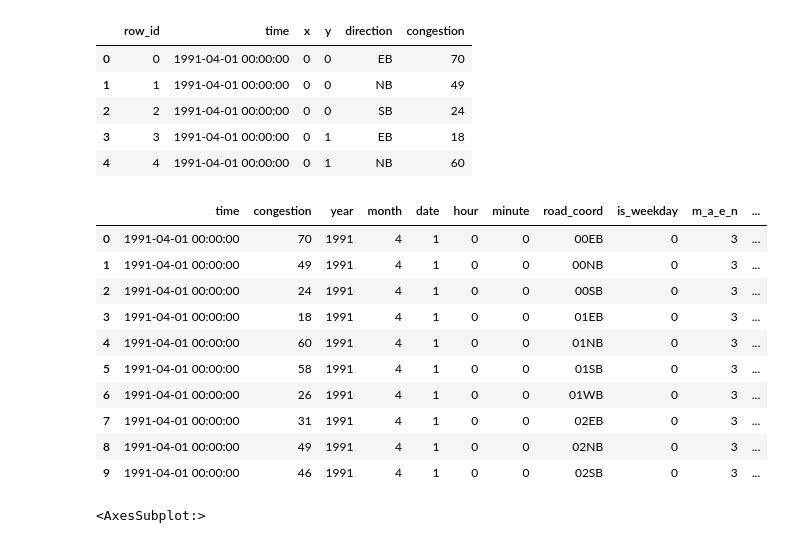
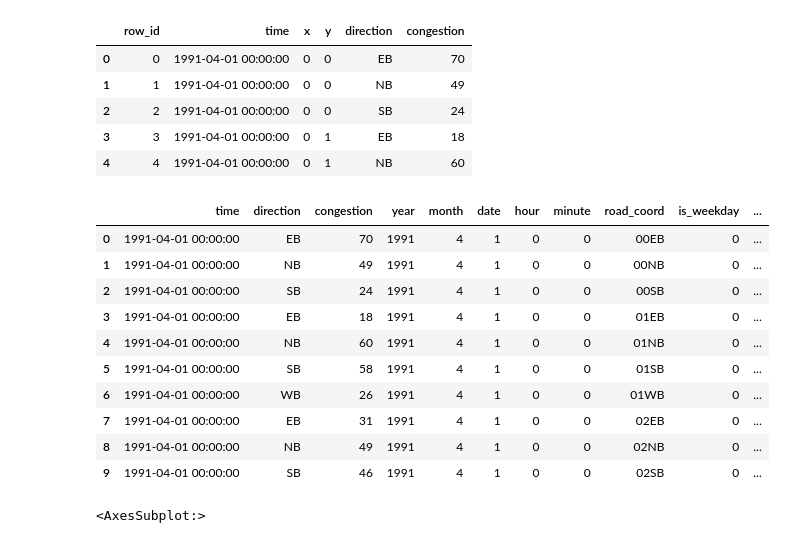
Before and after one commit to nagarjuna-de/Tabular-playground-series, a Jupyter notebook: Jupyter notebooks/fe.ipynb, the cells around one changed output. Cells and saved outputs as stored; diff of their text form; code cells hidden in the pictures.

```diff
--- a/Jupyter notebooks/fe.ipynb
+++ b/Jupyter notebooks/fe.ipynb
@@ -60,20 +60,20 @@ le = LabelEncoder()
 data['highway_code']= le.fit_transform(data['road_coord'])
 # %%
 data = data.astype({'is_weekday':'int64', 'highway_code':'int64'})
-data.drop(['x','y','direction','c_date'], axis=1,inplace=True)
+data.drop(['x','y','c_date'], axis=1,inplace=True)
 data.head(10)
 # %% [output]
-|  | time | congestion | year | month | date | hour | minute | road_coord | is_weekday | m_a_e_n | ... |
-| 0 | 1991-04-01 00:00:00 | 70 | 1991 | 4 | 1 | 0 | 0 | 00EB | 0 | 3 | ... |
-| 1 | 1991-04-01 00:00:00 | 49 | 1991 | 4 | 1 | 0 | 0 | 00NB | 0 | 3 | ... |
-| 2 | 1991-04-01 00:00:00 | 24 | 1991 | 4 | 1 | 0 | 0 | 00SB | 0 | 3 | ... |
-| 3 | 1991-04-01 00:00:00 | 18 | 1991 | 4 | 1 | 0 | 0 | 01EB | 0 | 3 | ... |
-| 4 | 1991-04-01 00:00:00 | 60 | 1991 | 4 | 1 | 0 | 0 | 01NB | 0 | 3 | ... |
-| 5 | 1991-04-01 00:00:00 | 58 | 1991 | 4 | 1 | 0 | 0 | 01SB | 0 | 3 | ... |
-| 6 | 1991-04-01 00:00:00 | 26 | 1991 | 4 | 1 | 0 | 0 | 01WB | 0 | 3 | ... |
-| 7 | 1991-04-01 00:00:00 | 31 | 1991 | 4 | 1 | 0 | 0 | 02EB | 0 | 3 | ... |
-| 8 | 1991-04-01 00:00:00 | 49 | 1991 | 4 | 1 | 0 | 0 | 02NB | 0 | 3 | ... |
-| 9 | 1991-04-01 00:00:00 | 46 | 1991 | 4 | 1 | 0 | 0 | 02SB | 0 | 3 | ... |
+|  | time | direction | congestion | year | month | date | hour | minute | road_coord | is_weekday | ... |
+| 0 | 1991-04-01 00:00:00 | EB | 70 | 1991 | 4 | 1 | 0 | 0 | 00EB | 0 | ... |
+| 1 | 1991-04-01 00:00:00 | NB | 49 | 1991 | 4 | 1 | 0 | 0 | 00NB | 0 | ... |
+| 2 | 1991-04-01 00:00:00 | SB | 24 | 1991 | 4 | 1 | 0 | 0 | 00SB | 0 | ... |
+| 3 | 1991-04-01 00:00:00 | EB | 18 | 1991 | 4 | 1 | 0 | 0 | 01EB | 0 | ... |
+| 4 | 1991-04-01 00:00:00 | NB | 60 | 1991 | 4 | 1 | 0 | 0 | 01NB | 0 | ... |
+| 5 | 1991-04-01 00:00:00 | SB | 58 | 1991 | 4 | 1 | 0 | 0 | 01SB | 0 | ... |
+| 6 | 1991-04-01 00:00:00 | WB | 26 | 1991 | 4 | 1 | 0 | 0 | 01WB | 0 | ... |
+| 7 | 1991-04-01 00:00:00 | EB | 31 | 1991 | 4 | 1 | 0 | 0 | 02EB | 0 | ... |
+| 8 | 1991-04-01 00:00:00 | NB | 49 | 1991 | 4 | 1 | 0 | 0 | 02NB | 0 | ... |
+| 9 | 1991-04-01 00:00:00 | SB | 46 | 1991 | 4 | 1 | 0 | 0 | 02SB | 0 | ... |
 # %%
 data.corr()['congestion'].abs().sort_values().plot(kind = 'barh')
 # %% [output]
```
Also changed, not shown: parts of 4 cells of this notebook, 5 other files.
